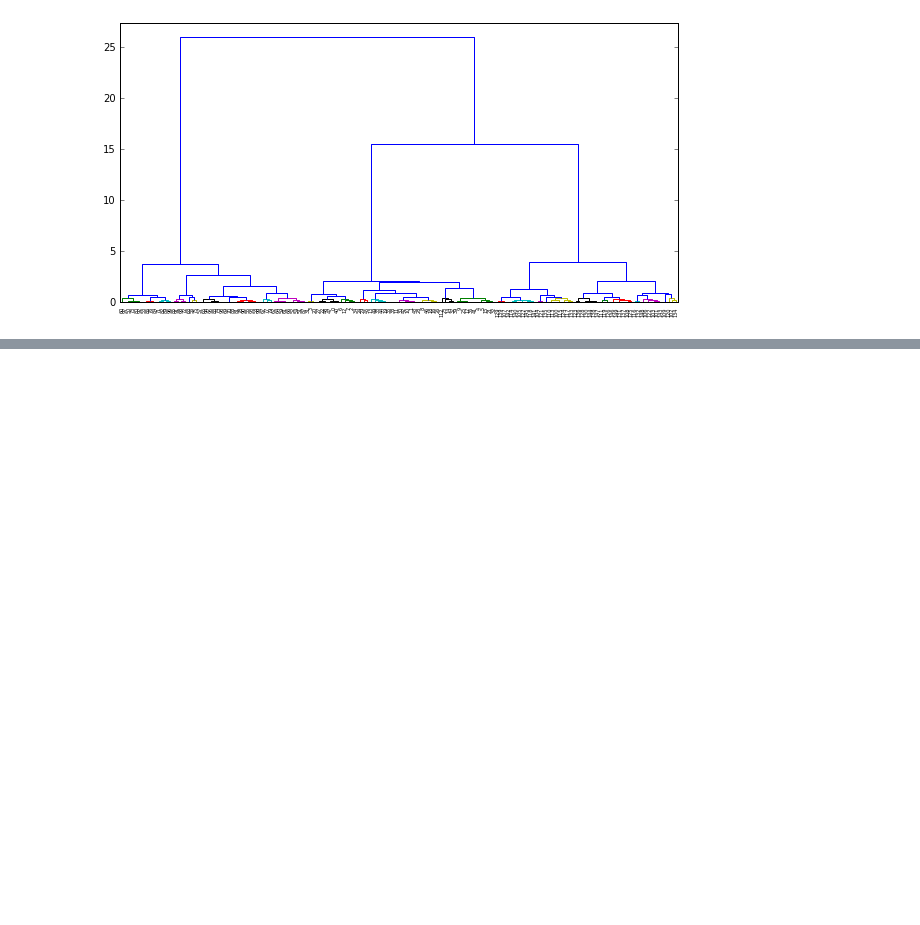
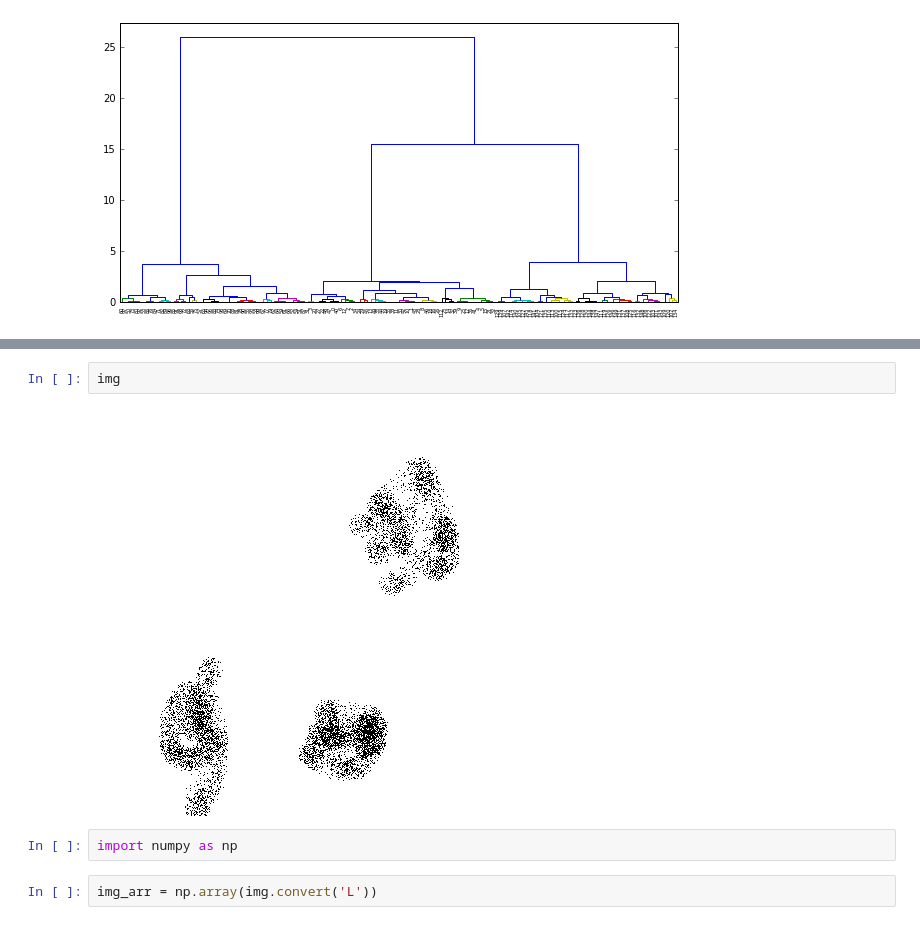
Before and after one commit to nikita270a/DS_lecs, a Jupyter notebook: sem_5/class_5.ipynb, the cells around one changed output, grey strips where cells are left out. Drawn from its saved outputs; the diff is of its cells as text; blank space fills up the shorter version.

```diff
--- a/sem_5/class_5.ipynb
+++ b/sem_5/class_5.ipynb
@@ -266,0 +296,8 @@ dn = hierarchy.dendrogram(Z, color_threshold=1.15)
+# %%
+img
+# %% [output]
+[figure, added]
+# %%
+import numpy as np
+# %%
+img_arr = np.array(img.convert('L'))
```
Also changed, not shown: parts of 22 cells of this notebook, 1 other file.
